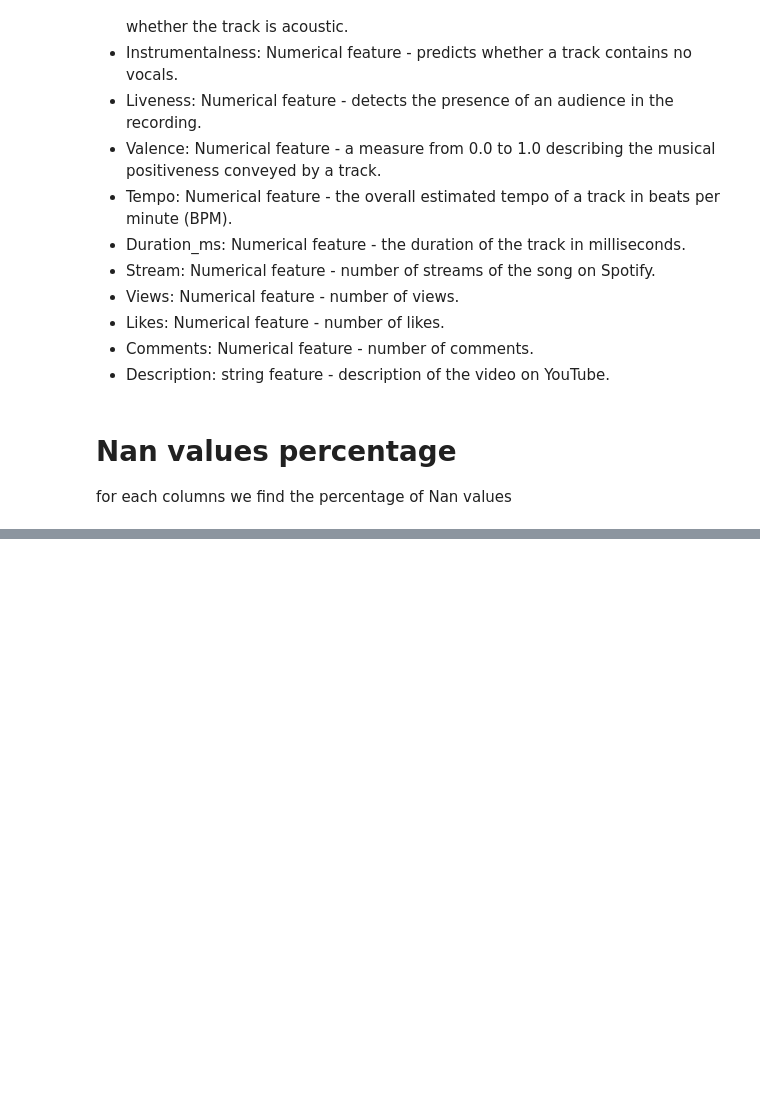
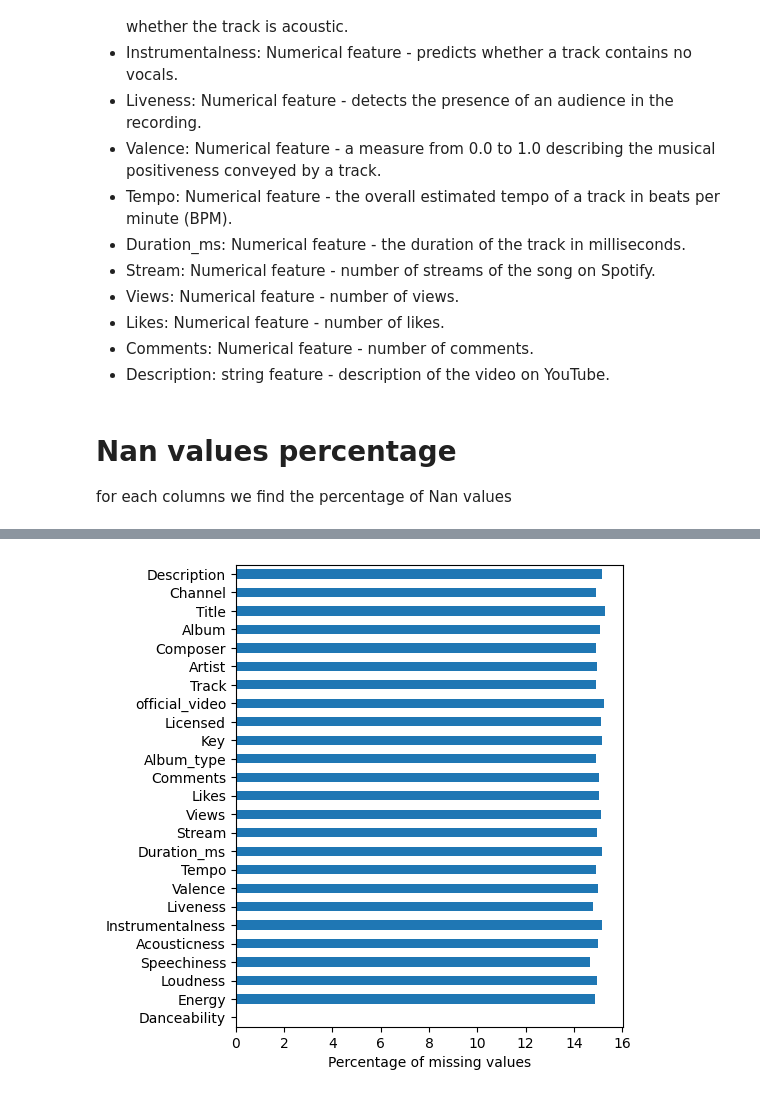
Before and after one commit to easonyu0203/ml-final-letdance, a Jupyter notebook: research.ipynb, the cells around one changed output, grey strips where cells are left out. Cells and saved outputs as stored; diff of their text form; code cells hidden in the pictures; blank space fills up the shorter version.

```diff
--- a/research.ipynb
+++ b/research.ipynb
@@ -43,8 +46,10 @@ numerical_features = ['Energy', 'Loudness', 'Speechiness', 'Acousticness',
 categorical_features = ['Album_type', 'Key', 'Licensed', 'official_video']
 
 string_features = [
-    'Track', 'Artist', 'Composer', 'Url_spotify', 'Album', 'Uri', 'Url_youtube', 'Title', 'Channel', 'Description'
+    'Track', 'Artist', 'Composer', 'Album', 'Title', 'Channel', 'Description'
 ]
+
+columns = [label_feature] + numerical_features + categorical_features + string_features
 # %% [markdown]
 # Nan values percentage
 for each columns we find the percentage of Nan values
@@ -53,0 +56,7 @@ array(['album', nan, 'single', 'compilation'], dtype=object)
+# %%
+(train_ds[columns].isna().sum() / len(train_ds) * 100).plot.barh()
+plt.gcf().set_size_inches(5, 6)  # Set figure size
+plt.xlabel("Percentage of missing values")
+plt.show()
+# %% [output]
+[figure, added]
```
Also changed, not shown: parts of 9 cells of this notebook, 1 other file.
